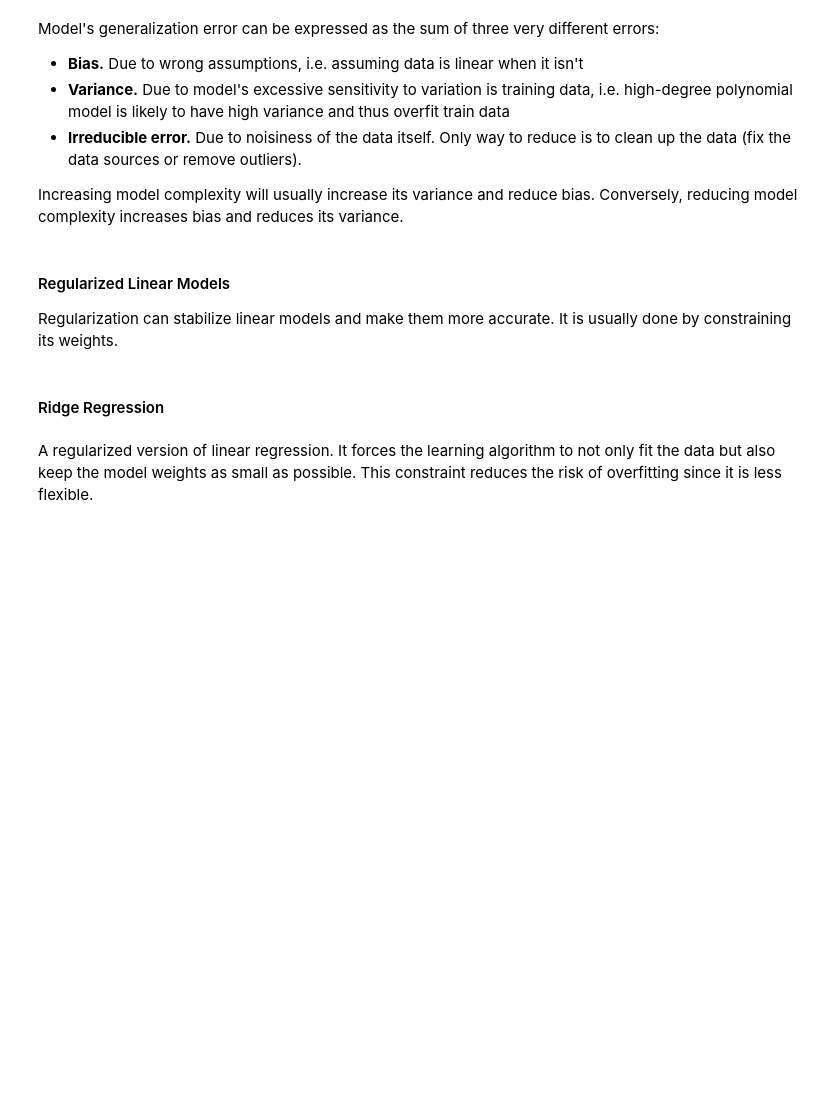
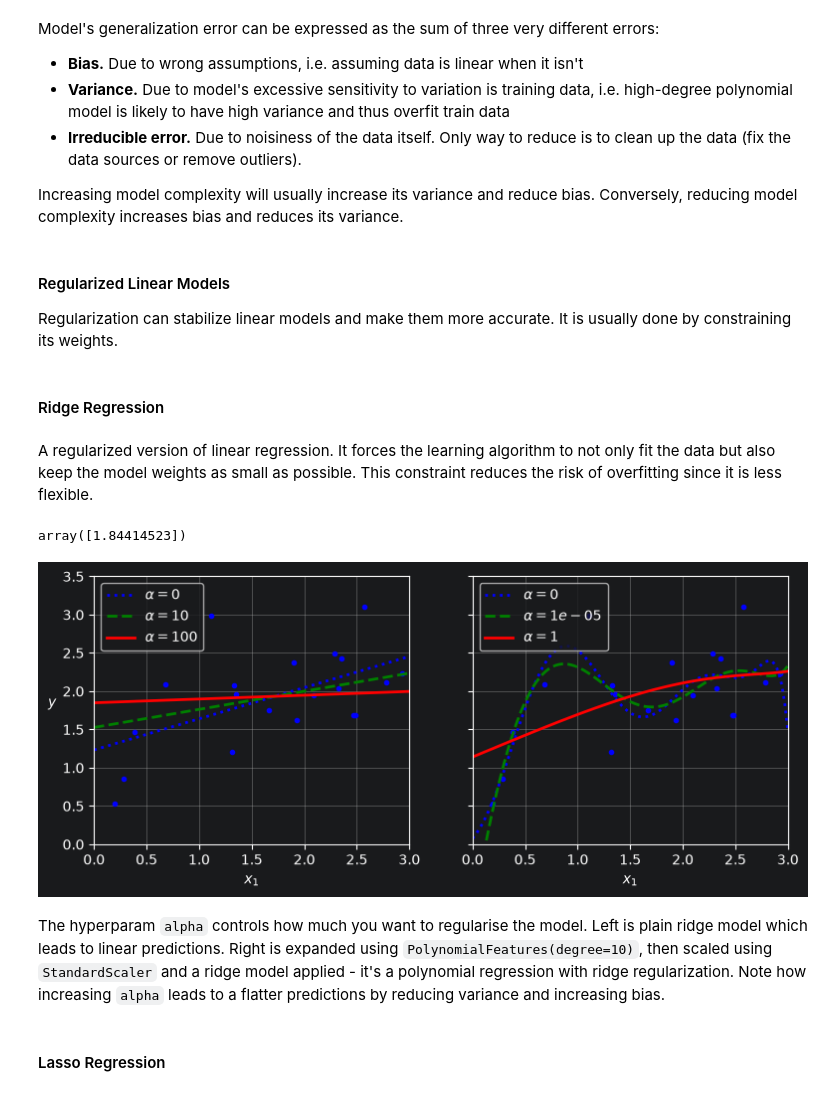
Before and after one commit to AVilums/hands-on-ml, a Jupyter notebook: chapter_4/training_models.ipynb, the cells around one changed output. Saved outputs shown, nothing was run; the diff lists cells and outputs as text; code cells hidden in the pictures; blank space fills up the shorter version.

```diff
--- a/chapter_4/training_models.ipynb
+++ b/chapter_4/training_models.ipynb
@@ -449,3 +449,55 @@ Regularization can stabilize linear models and make them more accurate. It is us
 #### Ridge Regression
 # %% [markdown]
 A regularized version of linear regression. It forces the learning algorithm to not only fit the data but also keep the model weights as small as possible. This constraint reduces the risk of overfitting since it is less flexible.
+# %%
+# extra code – we've done this type of generation several times before
+rng = np.random.default_rng(seed=42)
+m = 20  # number of instances
+X = 3 * rng.random((m, 1))
+y = 1 + 0.5 * X + rng.standard_normal((m, 1)) / 1.5
+X_new = np.linspace(0, 3, 100).reshape(100, 1)
+# %%
+from sklearn.linear_model import Ridge
+
+ridge_reg = Ridge(alpha=0.1, solver="cholesky")
+ridge_reg.fit(X, y)
+ridge_reg.predict([[1.5]])
+# %% [output]
+array([1.84414523])
+# %%
+def plot_model(model_class, polynomial, alphas, **model_kwargs):
+    plt.plot(X, y, "b.", linewidth=3)
+    for alpha, style in zip(alphas, ("b:", "g--", "r-")):
+        if alpha > 0:
+            model = model_class(alpha, **model_kwargs)
+        else:
+            model = LinearRegression()
+        if polynomial:
+            model = make_pipeline(
+                PolynomialFeatures(degree=10, include_bias=False),
+                StandardScaler(),
+                model)
+        model.fit(X, y)
+        y_new_regul = model.predict(X_new)
+        plt.plot(X_new, y_new_regul, style, linewidth=2,
+                 label=fr"$\alpha = {alpha}$")
+    plt.legend(loc="upper left")
+    plt.xlabel("$x_1$")
+    plt.axis([0, 3, 0, 3.5])
+    plt.grid()
+
+plt.figure(figsize=(9, 3.5))
+plt.subplot(121)
+plot_model(Ridge, polynomial=False, alphas=(0, 10, 100), random_state=42)
+plt.ylabel("$y$  ", rotation=0)
+plt.subplot(122)
+plot_model(Ridge, polynomial=True, alphas=(0, 10**-5, 1), random_state=42)
+plt.gca().axes.yaxis.set_ticklabels([])
+
+plt.show()
+# %% [output]
+[figure, added]
+# %% [markdown]
+The hyperparam `alpha` controls how much you want to regularise the model. Left is plain ridge model which leads to linear predictions. Right is expanded using `PolynomialFeatures(degree=10)`, then scaled using `StandardScaler` and a ridge model applied - it's a polynomial regression with ridge regularization. Note how increasing `alpha` leads to a flatter predictions by reducing variance and increasing bias.
+# %% [markdown]
+#### Lasso Regression
```
